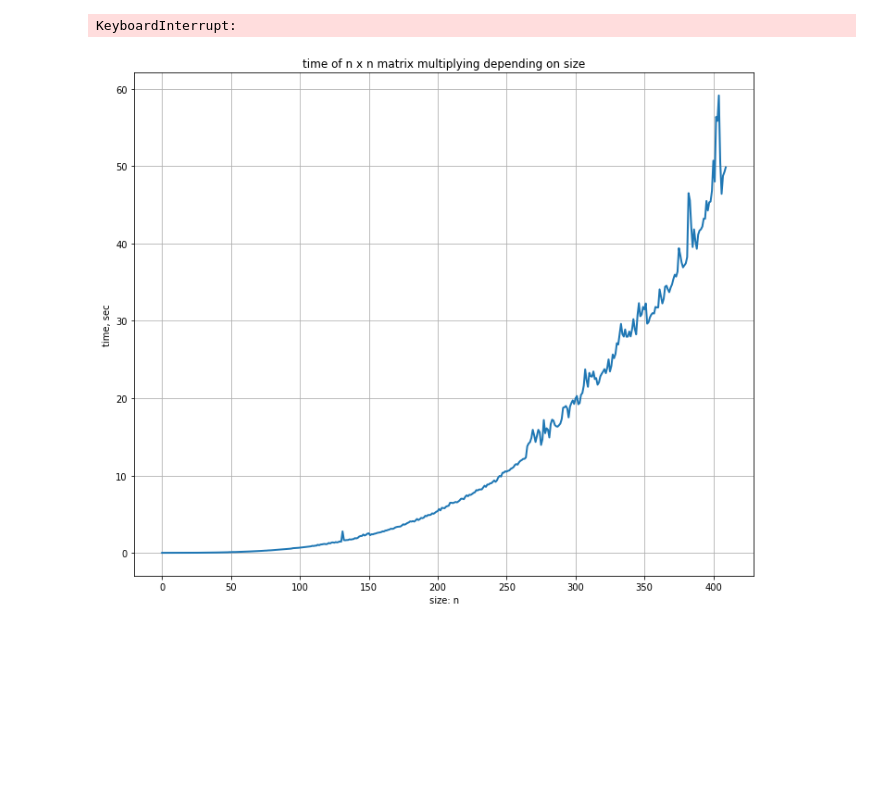
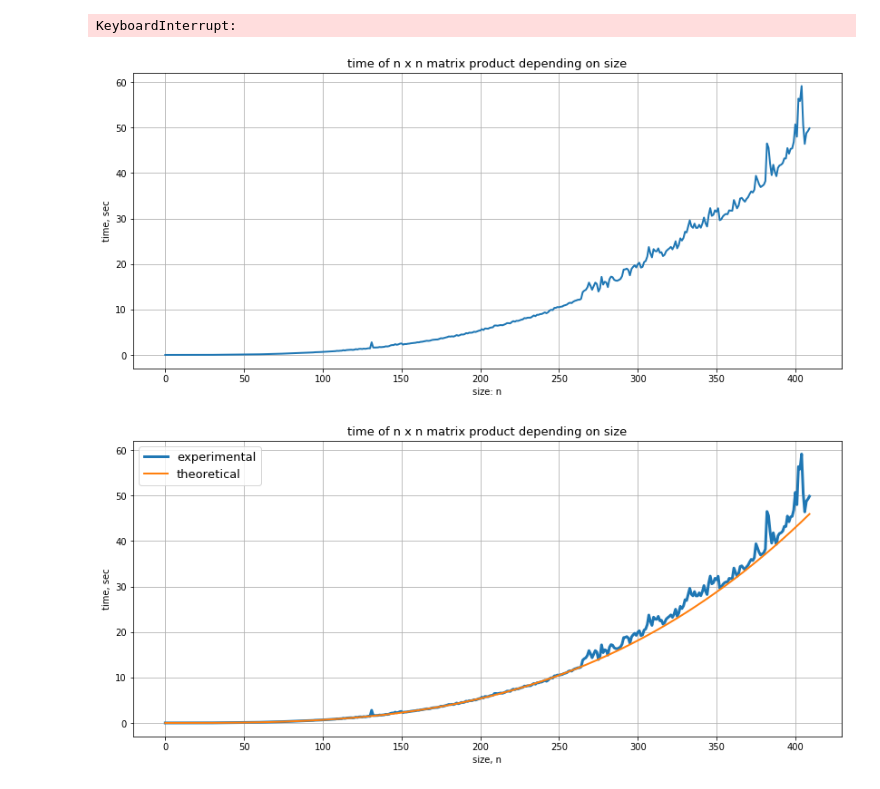
Before and after one commit to belpablo/Algorithms-21, a Jupyter notebook: Lab_1_redo.ipynb, the cells around one changed output. Cells and saved outputs as stored; diff of their text form; code cells hidden in the pictures; blank space fills up the shorter version.

```diff
--- a/Lab_1_redo.ipynb
+++ b/Lab_1_redo.ipynb
@@ -83,8 +83,8 @@ def timsort(vect):
 
 
 # Dictionary of functions to comfort use
-func_dict = {'alg_1': const, 'alg_2': np.sum, 'alg_3': np.prod, 'alg_4': el_poly_dir, 'alg_5': el_poly_horner,\
-             'alg_6': bubble_sort, 'alg_7': quick_sort, 'alg_8': timsort}
+func_dict = {'alg_1': const, 'alg_2': el_sum, 'alg_3': el_prod, 'alg_4': el_poly_dir, 'alg_5': el_poly_horner,\
+             'alg_6': bubble_sort, 'alg_7': quick_sort, 'alg_8': np.sort}
 
 # Testing - need to use tuples in order not to change the vector in the sorting process
 vect = (1, 2, 3, 0)
@@ -92,6 +92,7 @@ description_arr = ['const(vect)', 'el_sum(vect)', 'el_prod(vect)', 'el_poly_dir(
                   'bubble_sort(vect)', 'quick_sort(vect)', 'timsort(vect)']
 
 for i in range(1, 9):
-    print(description_arr[i - 1] + ' = ', func_dict['alg_' + str(i)](list(vect)))
-    #print(vect)
+    print(description_arr[i - 1] + ' =', func_dict['alg_' + str(i)](list(vect)))
+
+print('\n', 'vect = {:}'.format(vect)) # unchanged
 # %% [output]
@@ -201,14 +262,38 @@ for n in range(1, max_n):
 # %% [output]
 KeyboardInterrupt:
 # %%
-fig = plt.figure(figsize = (12, 10))
+# I think fluctuations in values after the value of n = 250 are associated with an increase in the use of RAM by the computer
+
+fig = plt.figure(figsize = (14, 6))
 plt.plot([i for i in range(len(time_res_arr))], time_res_arr, linewidth = 2.0)
 
-plt.title('time of n x n matrix multiplying depending on size')
+plt.title('time of n x n matrix product depending on size', size = 13)
 plt.xlabel('size: n')
 plt.ylabel('time, sec')
 
 plt.grid()
 plt.show()
 # %% [output]
-[figure, old version]
+[figure, new version]
+# %%
+# Must make sure that the resulting complexity meets the theoretical - O(n^3):
+fig = plt.figure(figsize = (14, 6))
+plt.plot([i for i in range(len(time_res_arr))], time_res_arr,  linewidth = 3.0)
+
+# y = C * (n ** 3) => C = y/(n ** 3) - constant searching:
+n_i = 250
+C = time_res_arr[n_i]/(n_i ** 3)
+
+x = [i for i in range(len(time_res_arr))]
+y = [C * i ** 3 for i in x]
+plt.plot(x, y,  linewidth = 2.0)
+
+plt.title('time of n x n matrix product depending on size', size = 13)
+plt.xlabel('size, n')
+plt.ylabel('time, sec')
+
+plt.legend(['experimental', 'theoretical'], prop = {'size': 13})
+plt.grid()
+plt.show()
+# %% [output]
+[figure, added]
```
Also changed, not shown: parts of 3 cells of this notebook.
